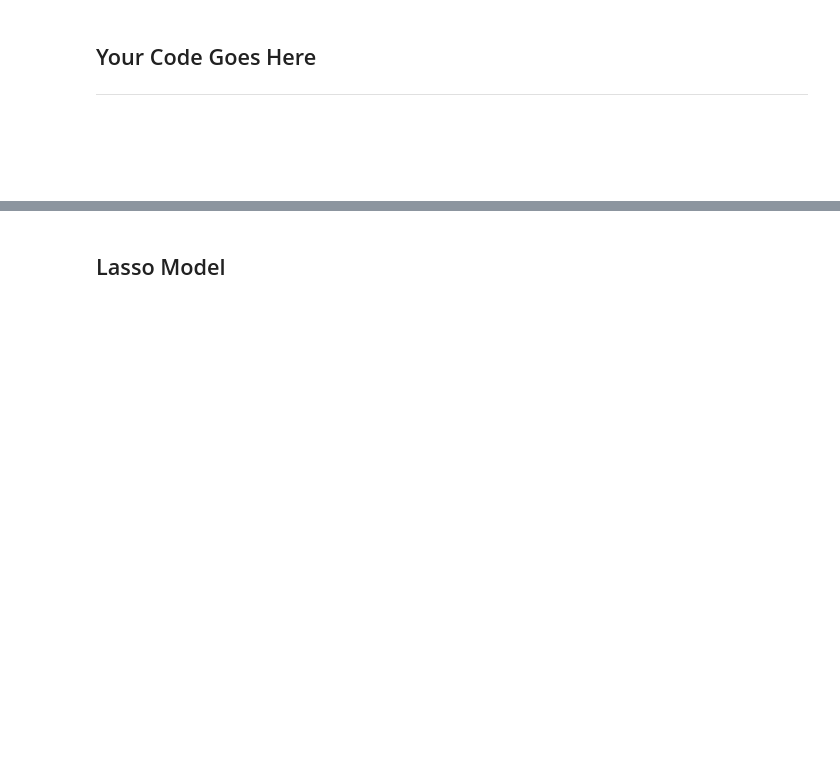
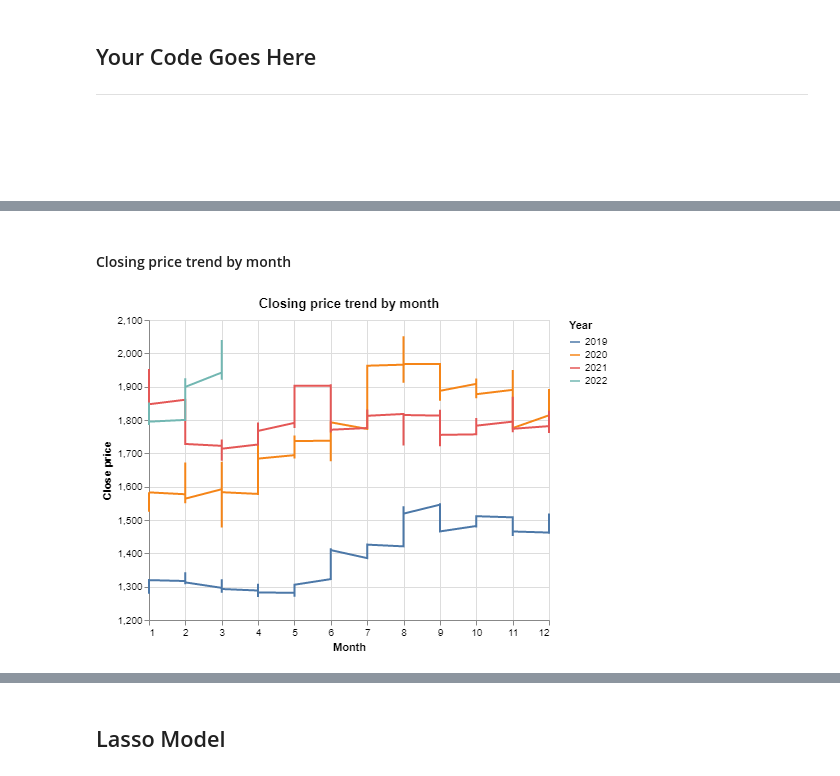
Before and after one commit to valli180/Gold_price_prediction, a Jupyter notebook: lab3_edited.ipynb, the cells around one changed output, grey strips where cells are left out. Saved outputs shown, nothing was run; the diff lists cells and outputs as text; code cells hidden in the pictures; blank space fills up the shorter version.

```diff
--- a/lab3_edited.ipynb
+++ b/lab3_edited.ipynb
@@ -184,0 +235,11 @@ y_test = y[t:]
+# %% [markdown]
+#### Closing price trend by month
+# %%
+(alt.Chart(Df, title='Closing price trend by month')
+    .encode(x=alt.X('Month'),
+            y=alt.Y('Close', title='Close price',
+            scale=alt.Scale(zero=False)),
+            color='Year:N')
+    .mark_line())
+# %% [output]
+[figure, added]
```
Also changed, not shown: parts of 22 cells of this notebook.
